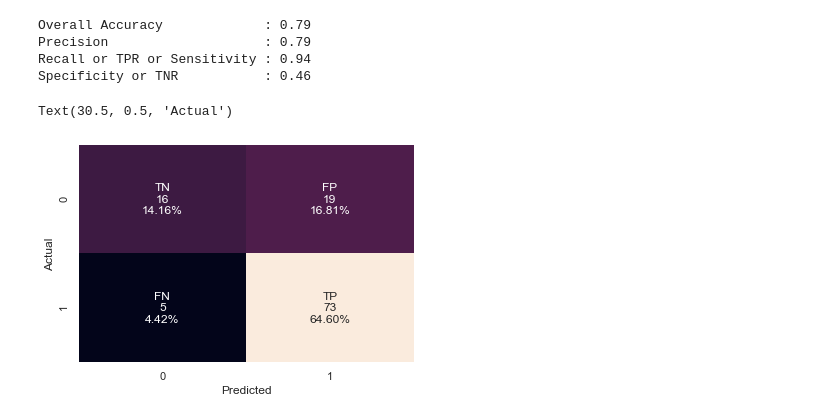
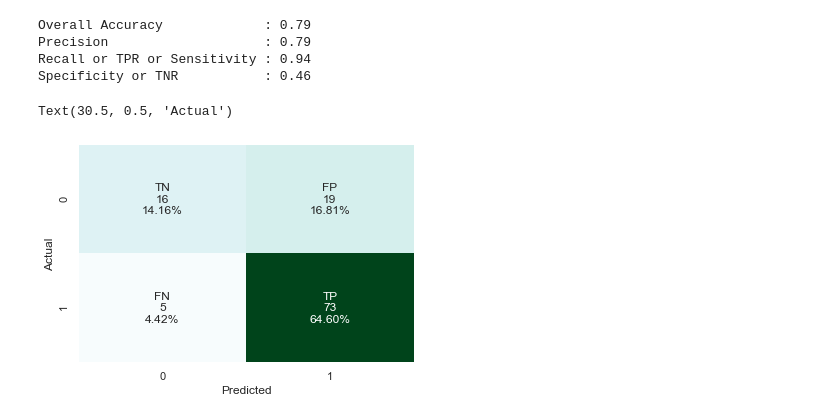
Before and after one commit to srikanthpragada/DS_26_AUG_2020, a Jupyter notebook: loan/loan_prediction_models.ipynb, the cells around one changed output. Saved outputs shown, nothing was run; the diff lists cells and outputs as text; code cells hidden in the pictures.

```diff
--- a/loan/loan_prediction_models.ipynb
+++ b/loan/loan_prediction_models.ipynb
@@ -414,12 +414,12 @@ cm = confusion_matrix(y_test,y_pred)
 # %%
 group_names = ['TN','FP','FN','TP']
 group_counts = ["{0:0.0f}".format(value) for value in cm.flatten()]
 group_percentages = ["{0:0.2%}".format(value) for value in cm.flatten()/np.sum(cm)]
 labels = [f"{v1}\n{v2}\n{v3}" for v1, v2, v3 in zip(group_names,group_counts,group_percentages)]
 labels = np.asarray(labels).reshape(2,2)
-sns.heatmap(cm, annot=labels, fmt='',cbar=False)
+sns.heatmap(cm, annot=labels, fmt='',cmap='BuGn', cbar=False)
 plt.xlabel("Predicted")
 plt.ylabel("Actual")
 # %% [output]
 Text(30.5, 0.5, 'Actual')
-[figure, old version]
+[figure, new version]
```
Also changed, not shown: parts of 5 cells of this notebook, 3 other files.
